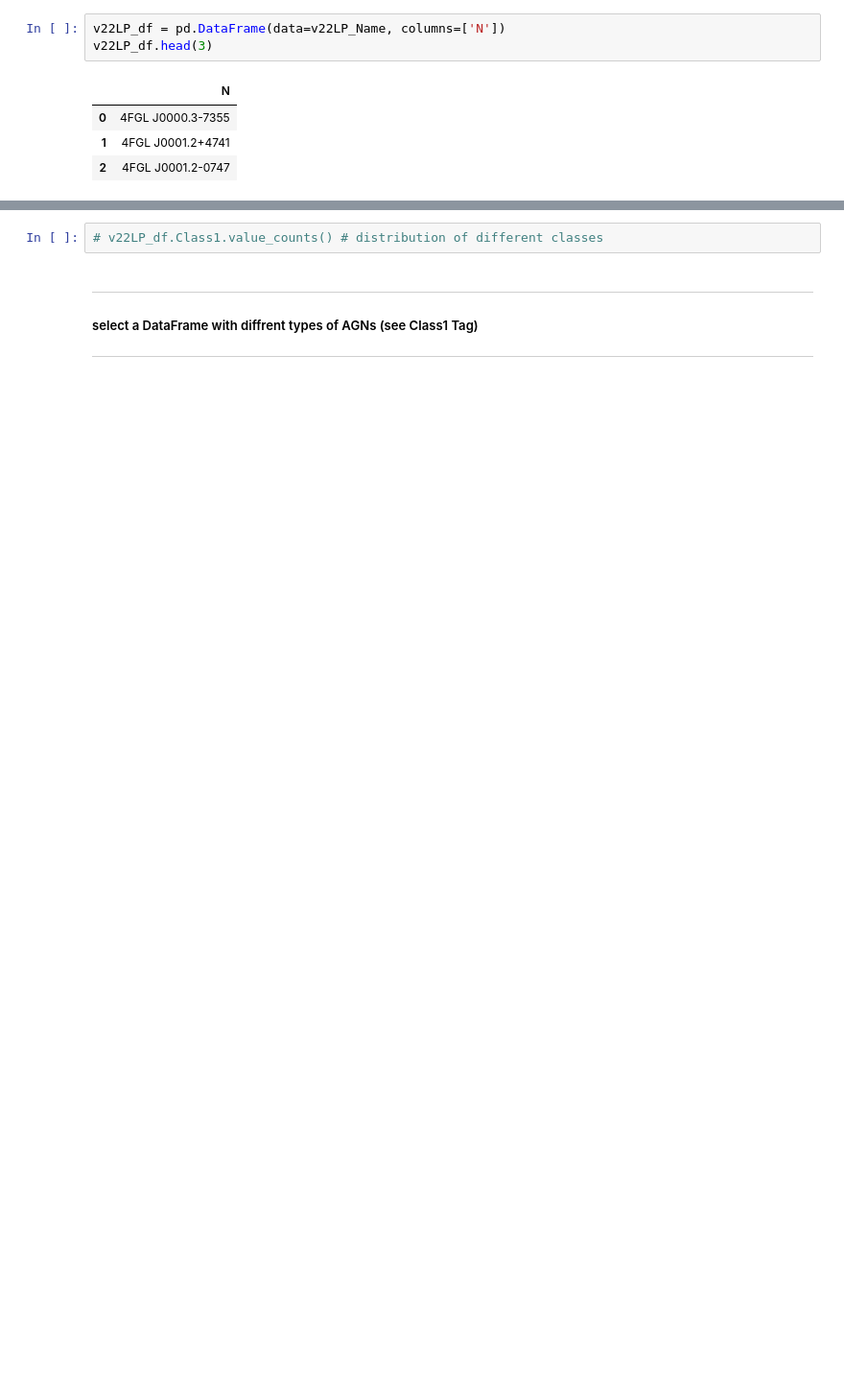
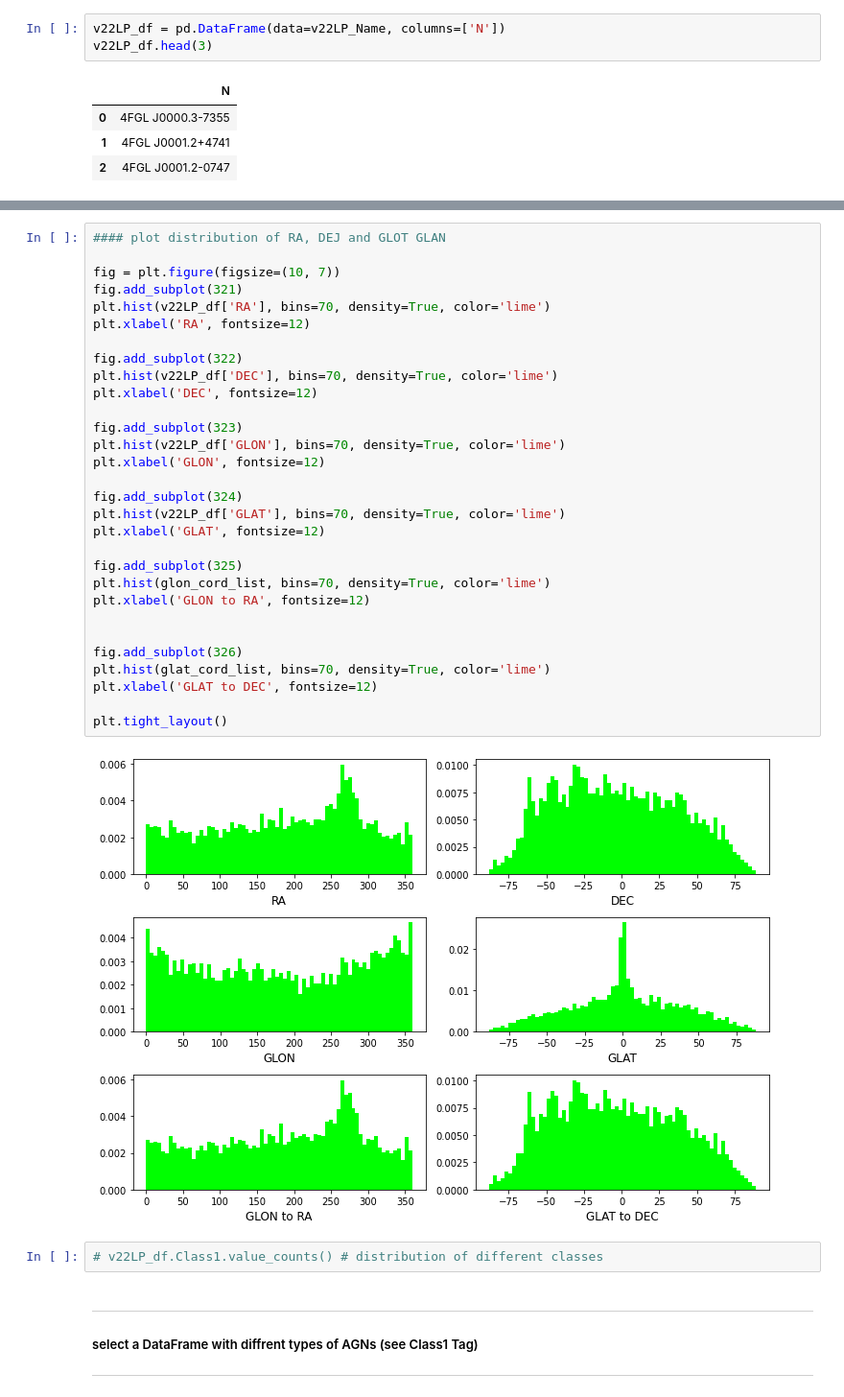
Before and after one commit to suvoooo/Fermitools-allsky, a Jupyter notebook: fermi8yrs4FGLfits.ipynb, the cells around one changed output, grey strips where cells are left out. Shown at 96% size. Cells and saved outputs as stored; diff of their text form; blank space fills up the shorter version.

```diff
--- a/fermi8yrs4FGLfits.ipynb
+++ b/fermi8yrs4FGLfits.ipynb
@@ -88,3 +144,35 @@ max and min val of RA:  359.9816 0.0983
+# %%
+#### plot distribution of RA, DEJ and GLOT GLAN
+
+fig = plt.figure(figsize=(10, 7))
+fig.add_subplot(321)
+plt.hist(v22LP_df['RA'], bins=70, density=True, color='lime')
+plt.xlabel('RA', fontsize=12)
+
+fig.add_subplot(322)
+plt.hist(v22LP_df['DEC'], bins=70, density=True, color='lime')
+plt.xlabel('DEC', fontsize=12)
+
+fig.add_subplot(323)
+plt.hist(v22LP_df['GLON'], bins=70, density=True, color='lime')
+plt.xlabel('GLON', fontsize=12)
+
+fig.add_subplot(324)
+plt.hist(v22LP_df['GLAT'], bins=70, density=True, color='lime')
+plt.xlabel('GLAT', fontsize=12)
+
+fig.add_subplot(325)
+plt.hist(glon_cord_list, bins=70, density=True, color='lime')
+plt.xlabel('GLON to RA', fontsize=12)
+
+
+fig.add_subplot(326)
+plt.hist(glat_cord_list, bins=70, density=True, color='lime')
+plt.xlabel('GLAT to DEC', fontsize=12)
+
+plt.tight_layout()
+# %% [output]
+[figure, added]
 # %%
 # v22LP_df.Class1.value_counts() # distribution of different classes
 # %% [markdown]
```
Also changed, not shown: parts of 13 cells of this notebook.
